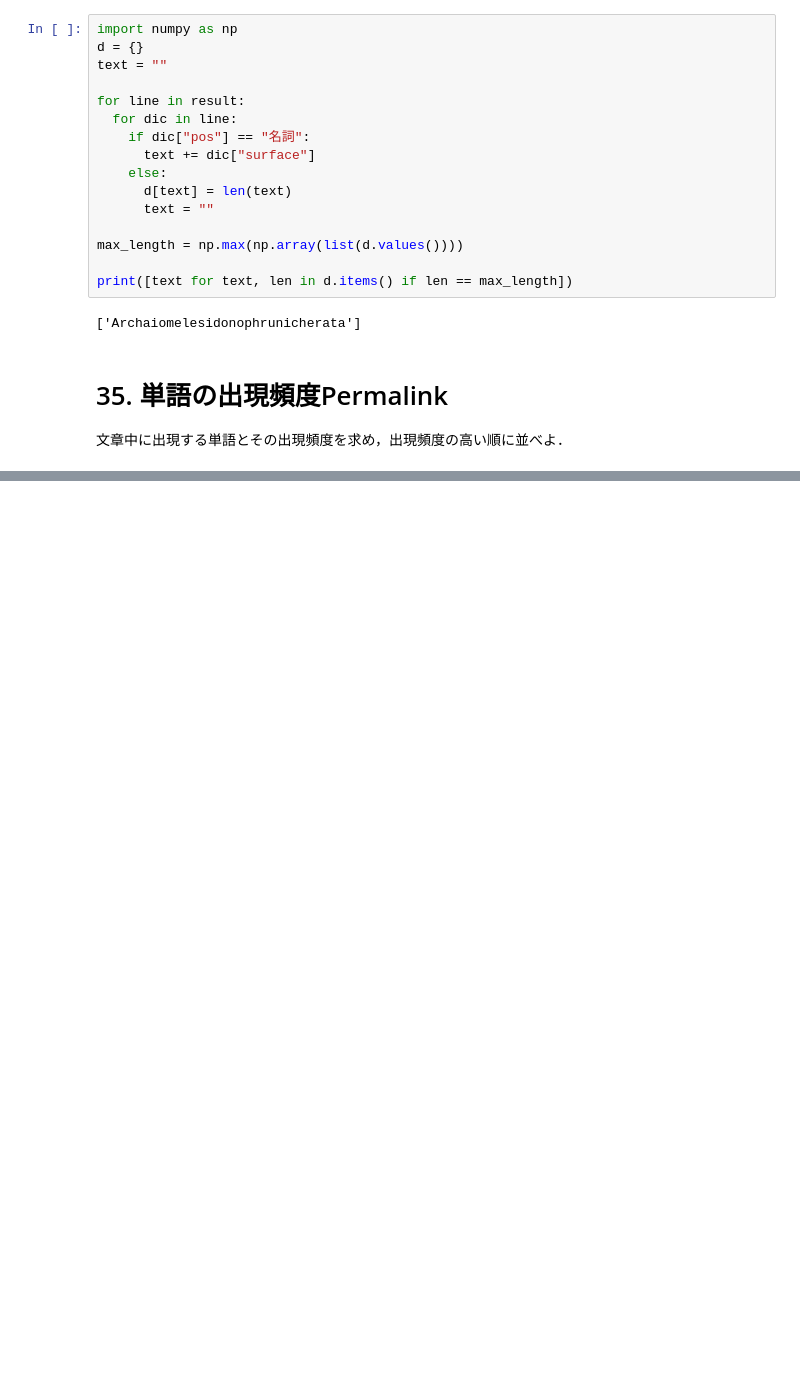
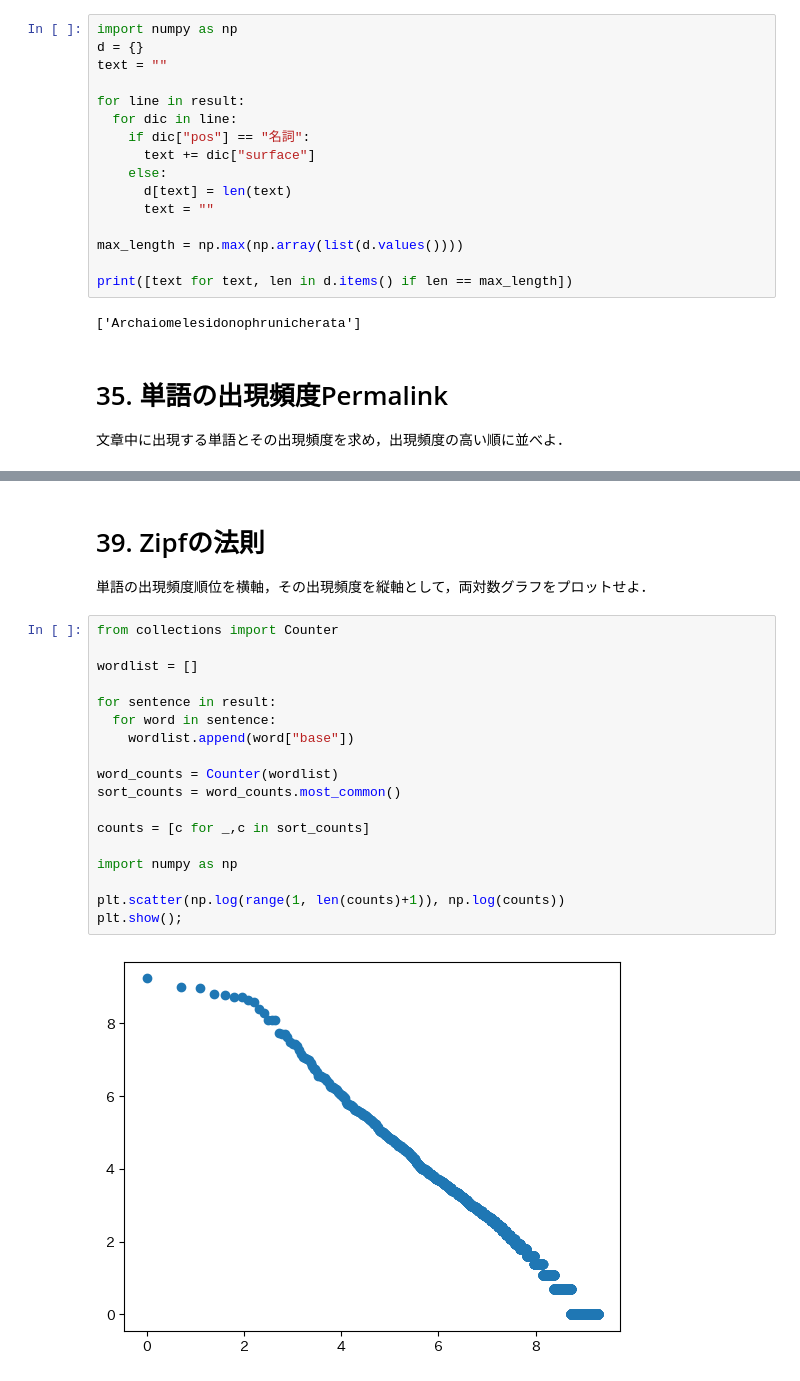
Before and after one commit to areldai03/nlp100knock, a Jupyter notebook: chap4.ipynb, the cells around one changed output, grey strips where cells are left out. Drawn from its saved outputs; the diff is of its cells as text; blank space fills up the shorter version.

```diff
--- a/chap4.ipynb
+++ b/chap4.ipynb
@@ -143,0 +249,23 @@ print([text for text, len in d.items() if len == max_length])
+# %% [markdown]
+# 39. Zipfの法則
+単語の出現頻度順位を横軸，その出現頻度を縦軸として，両対数グラフをプロットせよ．
+# %%
+from collections import Counter
+
+wordlist = []
+
+for sentence in result:
+  for word in sentence:
+    wordlist.append(word["base"])
+
+word_counts = Counter(wordlist)
+sort_counts = word_counts.most_common()
+
+counts = [c for _,c in sort_counts]
+
+import numpy as np
+
+plt.scatter(np.log(range(1, len(counts)+1)), np.log(counts))
+plt.show();
+# %% [output]
+[figure, added]
```
Also changed, not shown: parts of 9 cells of this notebook.
